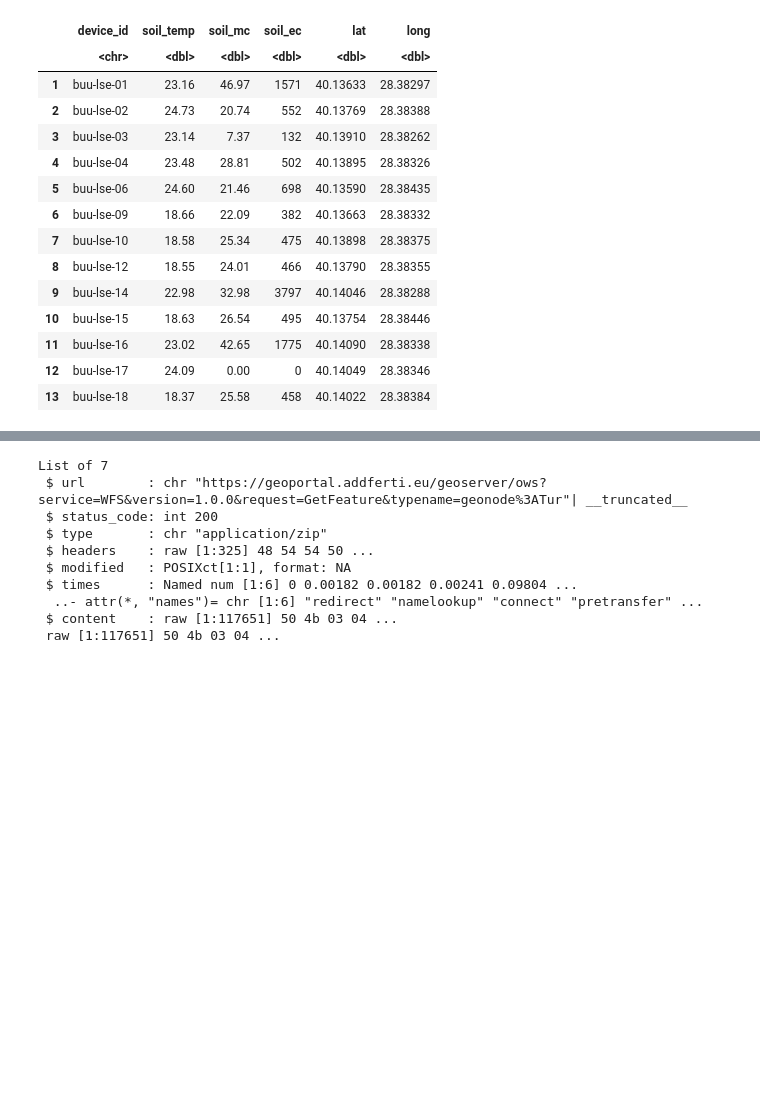
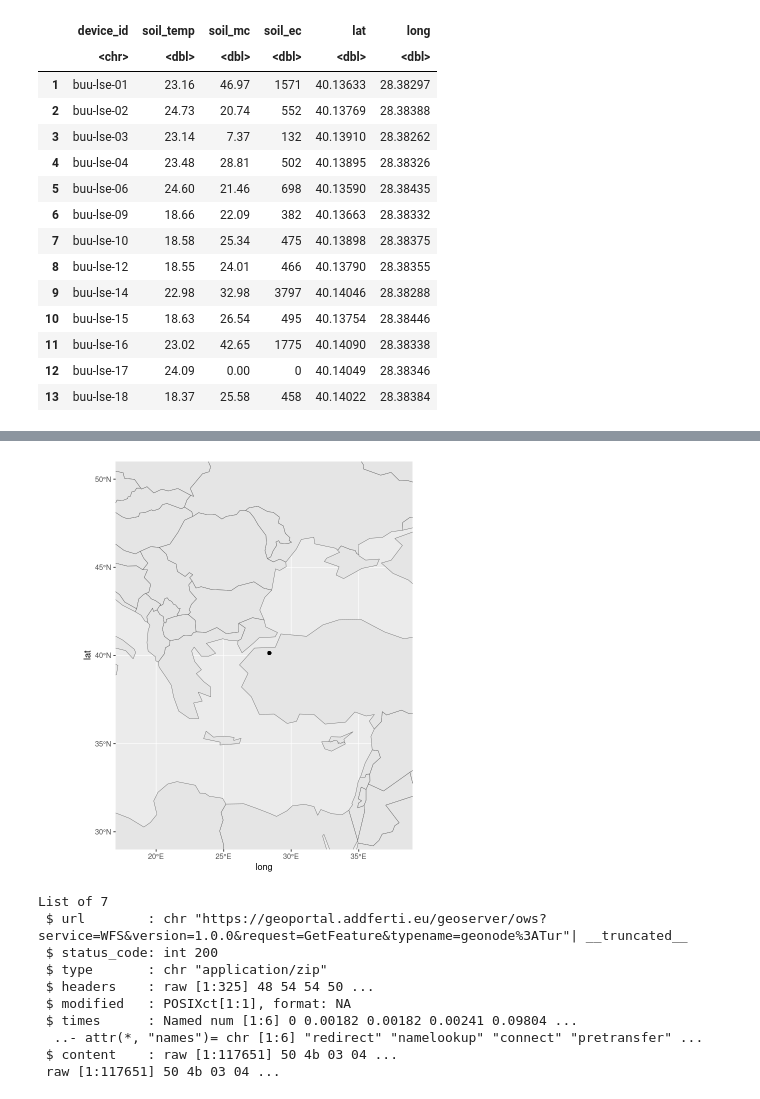
Before and after one commit to AlexSteiger/IrrigationMapCreation, a Jupyter notebook: SMC Interpolation with IDW.ipynb, the cells around one changed output, grey strips where cells are left out. Cells and saved outputs as stored; diff of their text form; code cells hidden in the pictures; blank space fills up the shorter version.

```diff
--- a/SMC Interpolation with IDW.ipynb
+++ b/SMC Interpolation with IDW.ipynb
@@ -65,3 +69,20 @@ ERROR: Error: Authentication with ssh server failed
+# %%
+library(sp)
+library(spData) #for example data
+dsp <- SpatialPoints(df[,6:5], proj4string=CRS("+proj=longlat + datum=WSG84"))
+dsp <- SpatialPointsDataFrame(dsp, df)
+#dsp
+#spplot(dsp, 'soil_mc')
+
+tk <- world
+
+library(ggplot2)
+ggplot(tk) +
+  geom_sf() +
+  geom_point(data = df, aes(x=long, y=lat)) +
+  coord_sf(xlim = c(18, 38), ylim = c(30,50))
+# %% [output]
+[figure, added]
 # %%
 library(curl) #Doc: https://cran.r-project.org/web/packages/curl/vignettes/intro.html
 
```
Also changed, not shown: parts of 3 cells of this notebook.
